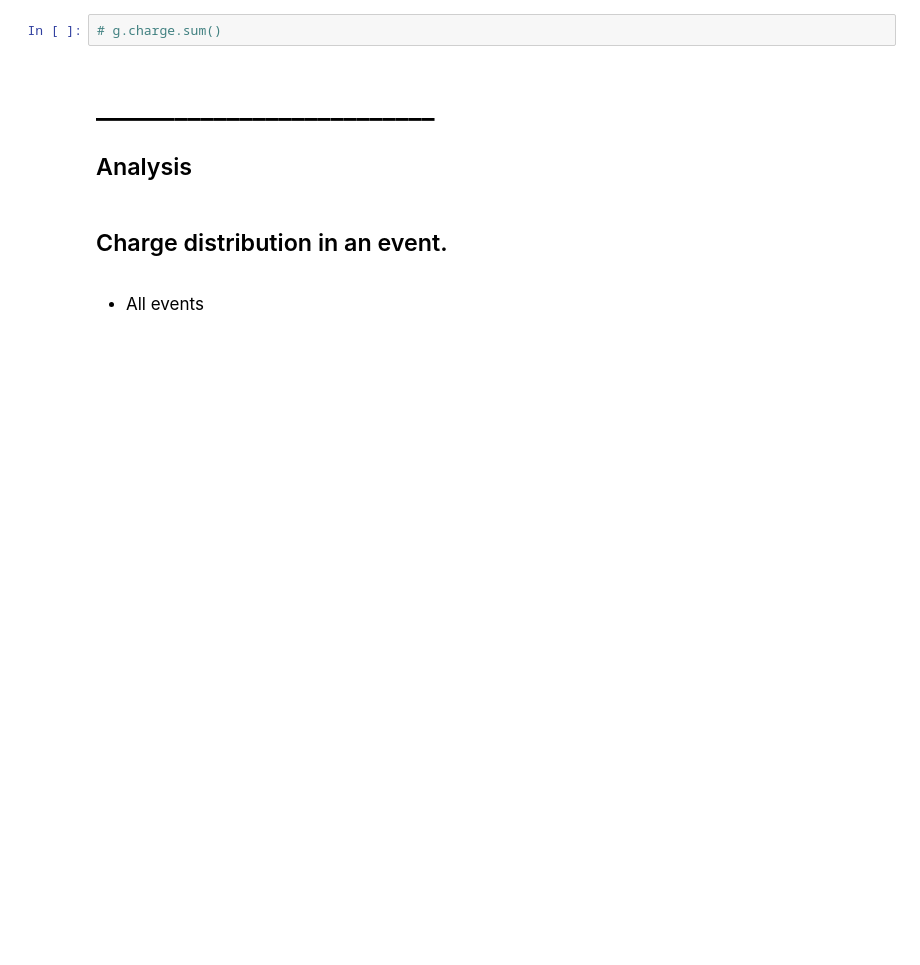
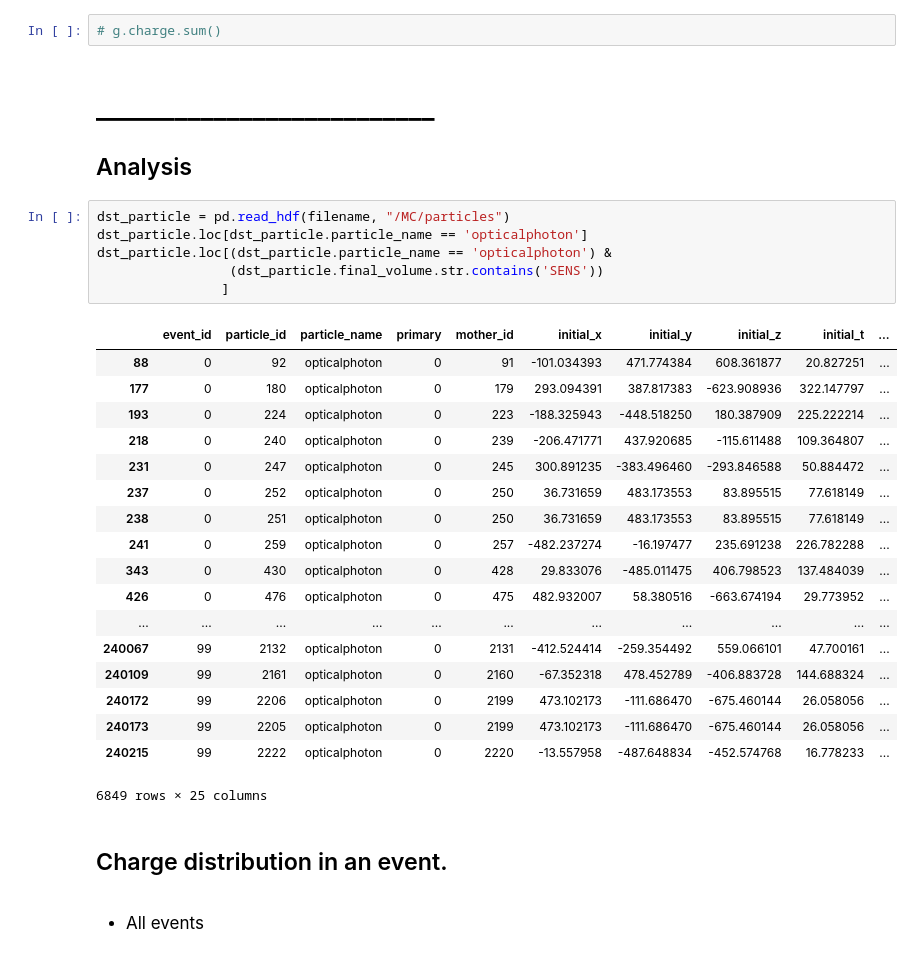
Before and after one commit to mariandbt/python, a Jupyter notebook: notebooks/20230824_Fib_pan_Kr.ipynb, the cells around one changed output. Saved outputs shown, nothing was run; the diff lists cells and outputs as text; blank space fills up the shorter version.

```diff
--- a/notebooks/20230824_Fib_pan_Kr.ipynb
+++ b/notebooks/20230824_Fib_pan_Kr.ipynb
@@ -245,6 +245,31 @@ g = dst.groupby(dst.event_id)
 # %% [markdown]
 <h1> __________________________ </h1>
 <h2> Analysis </h2>
+# %%
+dst_particle = pd.read_hdf(filename, "/MC/particles")
+dst_particle.loc[dst_particle.particle_name == 'opticalphoton']
+dst_particle.loc[(dst_particle.particle_name == 'opticalphoton') &
+                 (dst_particle.final_volume.str.contains('SENS'))
+                ]
+# %% [output]
+|  | event_id | particle_id | particle_name | primary | mother_id | initial_x | initial_y | initial_z | initial_t | ... |
+| 88 | 0 | 92 | opticalphoton | 0 | 91 | -101.034393 | 471.774384 | 608.361877 | 20.827251 | ... |
+| 177 | 0 | 180 | opticalphoton | 0 | 179 | 293.094391 | 387.817383 | -623.908936 | 322.147797 | ... |
+| 193 | 0 | 224 | opticalphoton | 0 | 223 | -188.325943 | -448.518250 | 180.387909 | 225.222214 | ... |
+| 218 | 0 | 240 | opticalphoton | 0 | 239 | -206.471771 | 437.920685 | -115.611488 | 109.364807 | ... |
+| 231 | 0 | 247 | opticalphoton | 0 | 245 | 300.891235 | -383.496460 | -293.846588 | 50.884472 | ... |
+| 237 | 0 | 252 | opticalphoton | 0 | 250 | 36.731659 | 483.173553 | 83.895515 | 77.618149 | ... |
+| 238 | 0 | 251 | opticalphoton | 0 | 250 | 36.731659 | 483.173553 | 83.895515 | 77.618149 | ... |
+| 241 | 0 | 259 | opticalphoton | 0 | 257 | -482.237274 | -16.197477 | 235.691238 | 226.782288 | ... |
+| 343 | 0 | 430 | opticalphoton | 0 | 428 | 29.833076 | -485.011475 | 406.798523 | 137.484039 | ... |
+| 426 | 0 | 476 | opticalphoton | 0 | 475 | 482.932007 | 58.380516 | -663.674194 | 29.773952 | ... |
+| ... | ... | ... | ... | ... | ... | ... | ... | ... | ... | ... |
+| 240067 | 99 | 2132 | opticalphoton | 0 | 2131 | -412.524414 | -259.354492 | 559.066101 | 47.700161 | ... |
+| 240109 | 99 | 2161 | opticalphoton | 0 | 2160 | -67.352318 | 478.452789 | -406.883728 | 144.688324 | ... |
+| 240172 | 99 | 2206 | opticalphoton | 0 | 2199 | 473.102173 | -111.686470 | -675.460144 | 26.058056 | ... |
+| 240173 | 99 | 2205 | opticalphoton | 0 | 2199 | 473.102173 | -111.686470 | -675.460144 | 26.058056 | ... |
+| 240215 | 99 | 2222 | opticalphoton | 0 | 2220 | -13.557958 | -487.648834 | -452.574768 | 16.778233 | ... |
+6849 rows × 25 columns
 # %% [markdown]
 <h2> Charge distribution in an event. </h2>
 # %% [markdown]
```
Also changed, not shown: parts of 5 cells of this notebook.
